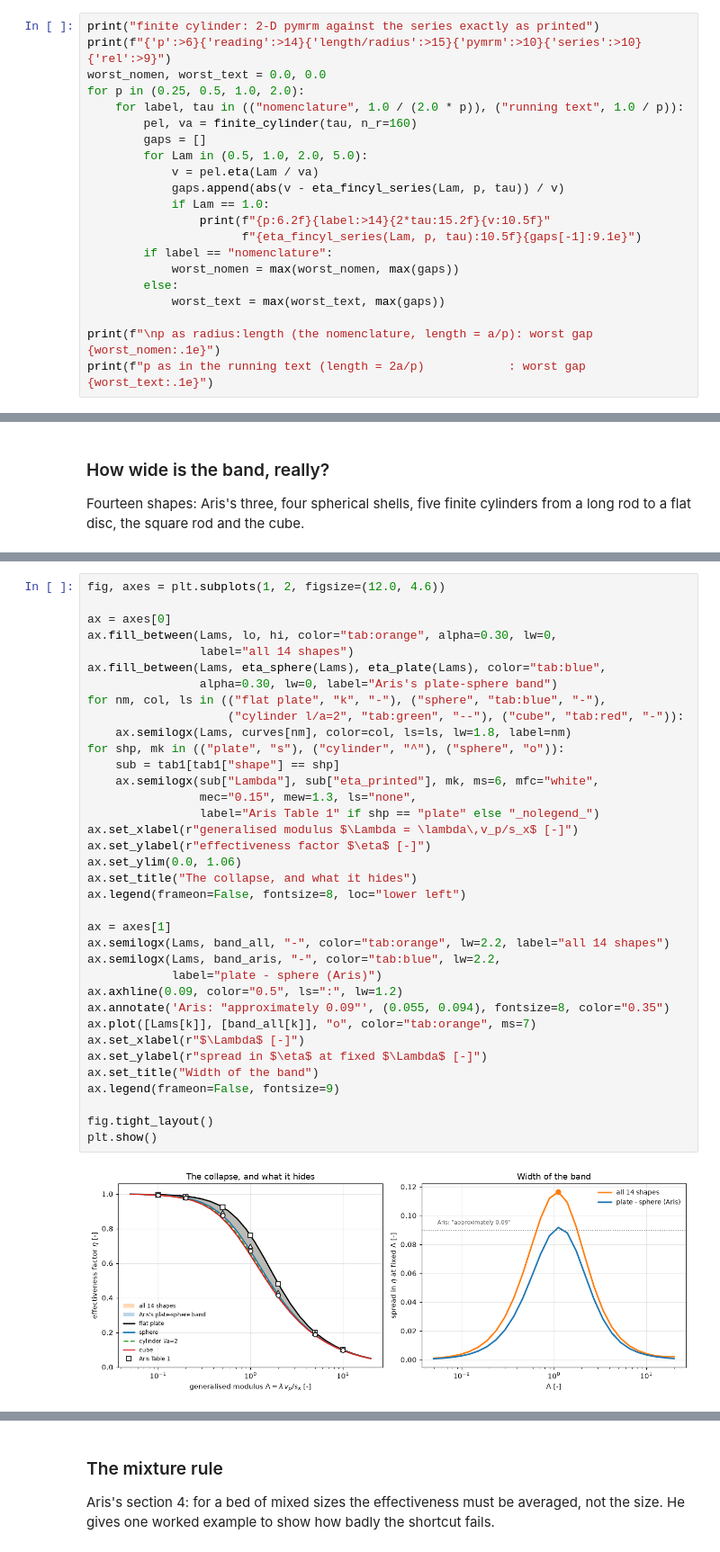
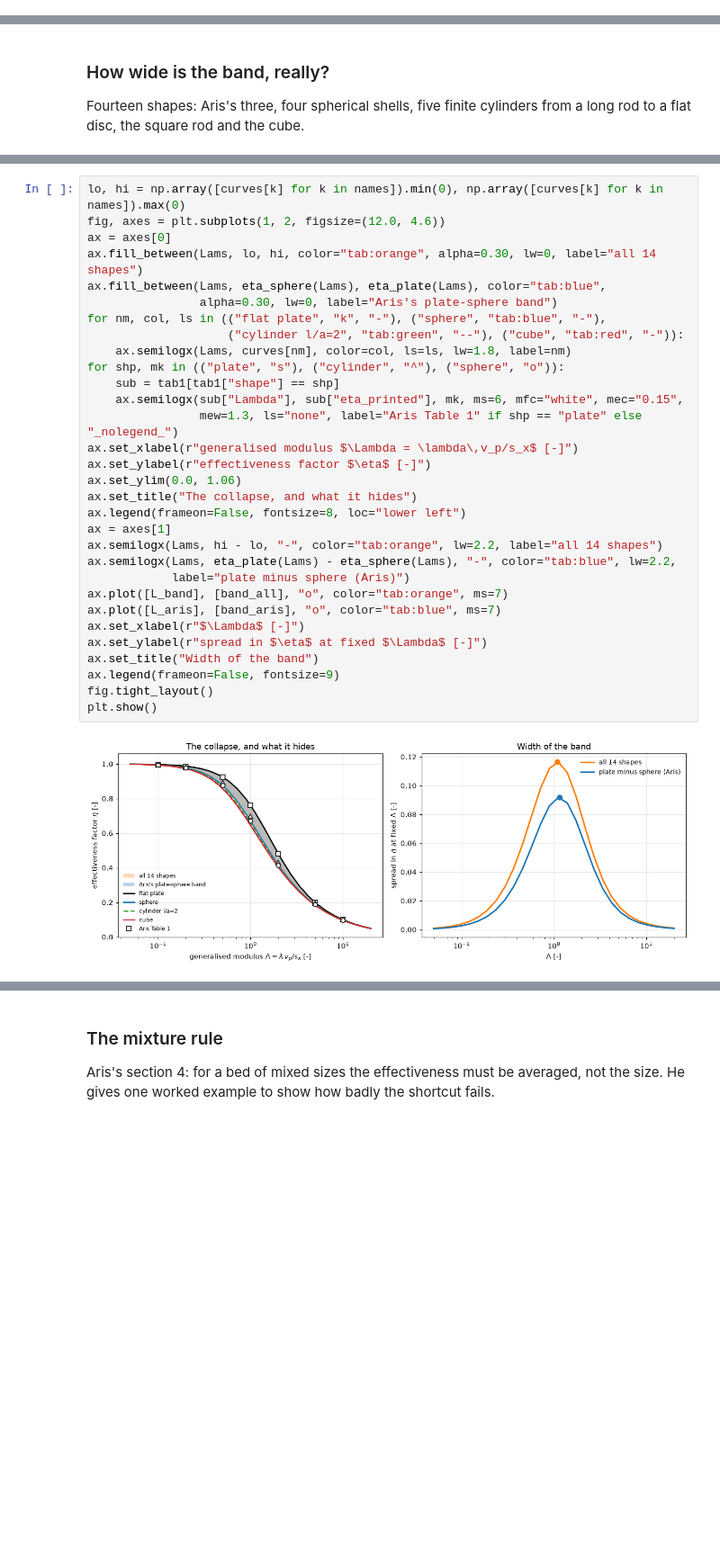
Before and after one commit to computational-chemical-engineering/pymrm-gallery, a Jupyter notebook: pages/B1.2-aris-shape-factor/index.ipynb, the cells around one changed output, grey strips where cells are left out. Shown at 90% size. Drawn from its saved outputs; the diff is of its cells as text; blank space fills up the shorter version.

```diff
--- a/pages/B1.2-aris-shape-factor/index.ipynb
+++ b/pages/B1.2-aris-shape-factor/index.ipynb
@@ -509,23 +538,2 @@ series — and its series and its running text disagree about the aspect ratio b
 a factor of two. A two-dimensional solve decides it: build the cylinder from its
 geometry, compute $\eta$, and see which reading of the series matches.
-# %%
-print("finite cylinder: 2-D pymrm against the series exactly as printed")
-print(f"{'p':>6}{'reading':>14}{'length/radius':>15}{'pymrm':>10}{'series':>10}{'rel':>9}")
-worst_nomen, worst_text = 0.0, 0.0
-for p in (0.25, 0.5, 1.0, 2.0):
-    for label, tau in (("nomenclature", 1.0 / (2.0 * p)), ("running text", 1.0 / p)):
-        pel, va = finite_cylinder(tau, n_r=160)
-        gaps = []
-        for Lam in (0.5, 1.0, 2.0, 5.0):
-            v = pel.eta(Lam / va)
-            gaps.append(abs(v - eta_fincyl_series(Lam, p, tau)) / v)
-            if Lam == 1.0:
-                print(f"{p:6.2f}{label:>14}{2*tau:15.2f}{v:10.5f}"
-                      f"{eta_fincyl_series(Lam, p, tau):10.5f}{gaps[-1]:9.1e}")
-        if label == "nomenclature":
-            worst_nomen = max(worst_nomen, max(gaps))
-        else:
-            worst_text = max(worst_text, max(gaps))
-
-print(f"\np as radius:length (the nomenclature, length = a/p): worst gap {worst_nomen:.1e}")
-print(f"p as in the running text (length = 2a/p)            : worst gap {worst_text:.1e}")
@@ -655,38 +828,33 @@ deepest excursion below the sphere     : 0.0261 (3.7%) at Lambda = 0.89, shape c
 # %%
+lo, hi = np.array([curves[k] for k in names]).min(0), np.array([curves[k] for k in names]).max(0)
 fig, axes = plt.subplots(1, 2, figsize=(12.0, 4.6))
-
 ax = axes[0]
-ax.fill_between(Lams, lo, hi, color="tab:orange", alpha=0.30, lw=0,
-                label="all 14 shapes")
+ax.fill_between(Lams, lo, hi, color="tab:orange", alpha=0.30, lw=0, label="all 14 shapes")
 ax.fill_between(Lams, eta_sphere(Lams), eta_plate(Lams), color="tab:blue",
                 alpha=0.30, lw=0, label="Aris's plate-sphere band")
 for nm, col, ls in (("flat plate", "k", "-"), ("sphere", "tab:blue", "-"),
                     ("cylinder l/a=2", "tab:green", "--"), ("cube", "tab:red", "-")):
     ax.semilogx(Lams, curves[nm], color=col, ls=ls, lw=1.8, label=nm)
 for shp, mk in (("plate", "s"), ("cylinder", "^"), ("sphere", "o")):
     sub = tab1[tab1["shape"] == shp]
-    ax.semilogx(sub["Lambda"], sub["eta_printed"], mk, ms=6, mfc="white",
-                mec="0.15", mew=1.3, ls="none",
-                label="Aris Table 1" if shp == "plate" else "_nolegend_")
+    ax.semilogx(sub["Lambda"], sub["eta_printed"], mk, ms=6, mfc="white", mec="0.15",
+                mew=1.3, ls="none", label="Aris Table 1" if shp == "plate" else "_nolegend_")
 ax.set_xlabel(r"generalised modulus $\Lambda = \lambda\,v_p/s_x$ [-]")
 ax.set_ylabel(r"effectiveness factor $\eta$ [-]")
 ax.set_ylim(0.0, 1.06)
 ax.set_title("The collapse, and what it hides")
 ax.legend(frameon=False, fontsize=8, loc="lower left")
-
 ax = axes[1]
-ax.semilogx(Lams, band_all, "-", color="tab:orange", lw=2.2, label="all 14 shapes")
-ax.semilogx(Lams, band_aris, "-", color="tab:blue", lw=2.2,
-            label="plate - sphere (Aris)")
-ax.axhline(0.09, color="0.5", ls=":", lw=1.2)
-ax.annotate('Aris: "approximately 0.09"', (0.055, 0.094), fontsize=8, color="0.35")
-ax.plot([Lams[k]], [band_all[k]], "o", color="tab:orange", ms=7)
+ax.semilogx(Lams, hi - lo, "-", color="tab:orange", lw=2.2, label="all 14 shapes")
+ax.semilogx(Lams, eta_plate(Lams) - eta_sphere(Lams), "-", color="tab:blue", lw=2.2,
+            label="plate minus sphere (Aris)")
+ax.plot([L_band], [band_all], "o", color="tab:orange", ms=7)
+ax.plot([L_aris], [band_aris], "o", color="tab:blue", ms=7)
 ax.set_xlabel(r"$\Lambda$ [-]")
 ax.set_ylabel(r"spread in $\eta$ at fixed $\Lambda$ [-]")
 ax.set_title("Width of the band")
 ax.legend(frameon=False, fontsize=9)
-
 fig.tight_layout()
 plt.show()
 # %% [output]
-[figure, old version]
+[figure, new version]
```
Also changed, not shown: parts of 60 cells of this notebook, 15 other files.
